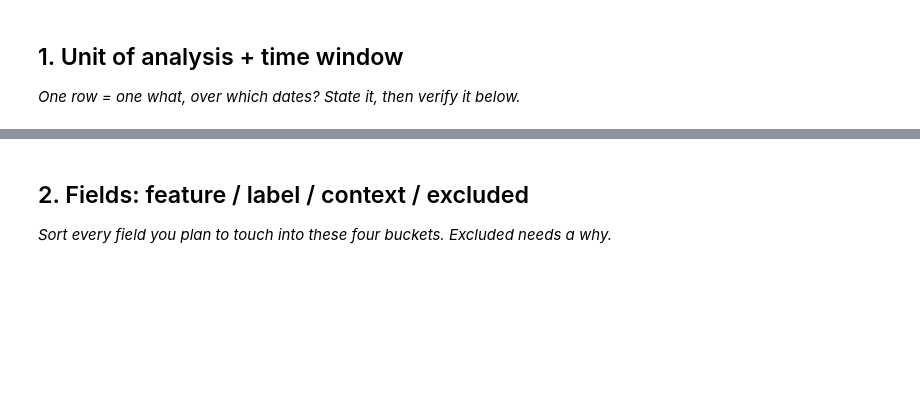
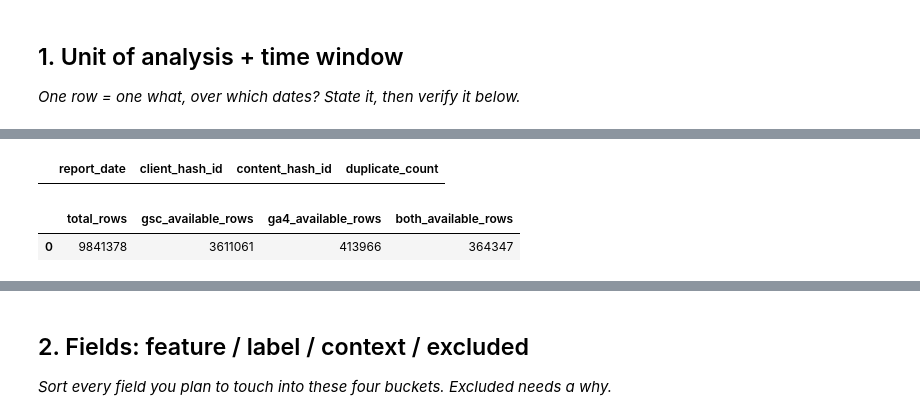
Before and after one commit to neelamobaid/flyrank-ml-internship, a Jupyter notebook: work/notebooks/w03_data_contract.ipynb, the cells around one changed output, grey strips where cells are left out. Drawn from its saved outputs; the diff is of its cells as text; code cells hidden in the pictures; blank space fills up the shorter version.

```diff
--- a/work/notebooks/w03_data_contract.ipynb
+++ b/work/notebooks/w03_data_contract.ipynb
@@ -15,0 +168,32 @@ This skeleton is yours to fill. Work the sections **in order** — each one has
+# %%
+con.execute(f"""
+    SELECT
+        report_date,
+        client_hash_id,
+        content_hash_id,
+        COUNT(*) AS duplicate_count
+    FROM read_parquet('{march_path}')
+    GROUP BY
+        report_date,
+        client_hash_id,
+        content_hash_id
+    HAVING COUNT(*) > 1
+    LIMIT 5
+""").df()
+# %% [output]
+|  | report_date | client_hash_id | content_hash_id | duplicate_count |
+# %%
+con.execute(f"""
+    SELECT
+        COUNT(*) AS total_rows,
+        COUNT(*) FILTER (WHERE gsc_data_available IS TRUE) AS gsc_available_rows,
+        COUNT(*) FILTER (WHERE ga4_data_available IS TRUE) AS ga4_available_rows,
+        COUNT(*) FILTER (
+            WHERE gsc_data_available IS TRUE
+              AND ga4_data_available IS TRUE
+        ) AS both_available_rows
+    FROM read_parquet('{march_path}')
+""").df()
+# %% [output]
+|  | total_rows | gsc_available_rows | ga4_available_rows | both_available_rows |
+| 0 | 9841378 | 3611061 | 413966 | 364347 |
```
Also changed, not shown: parts of 11 cells of this notebook.
